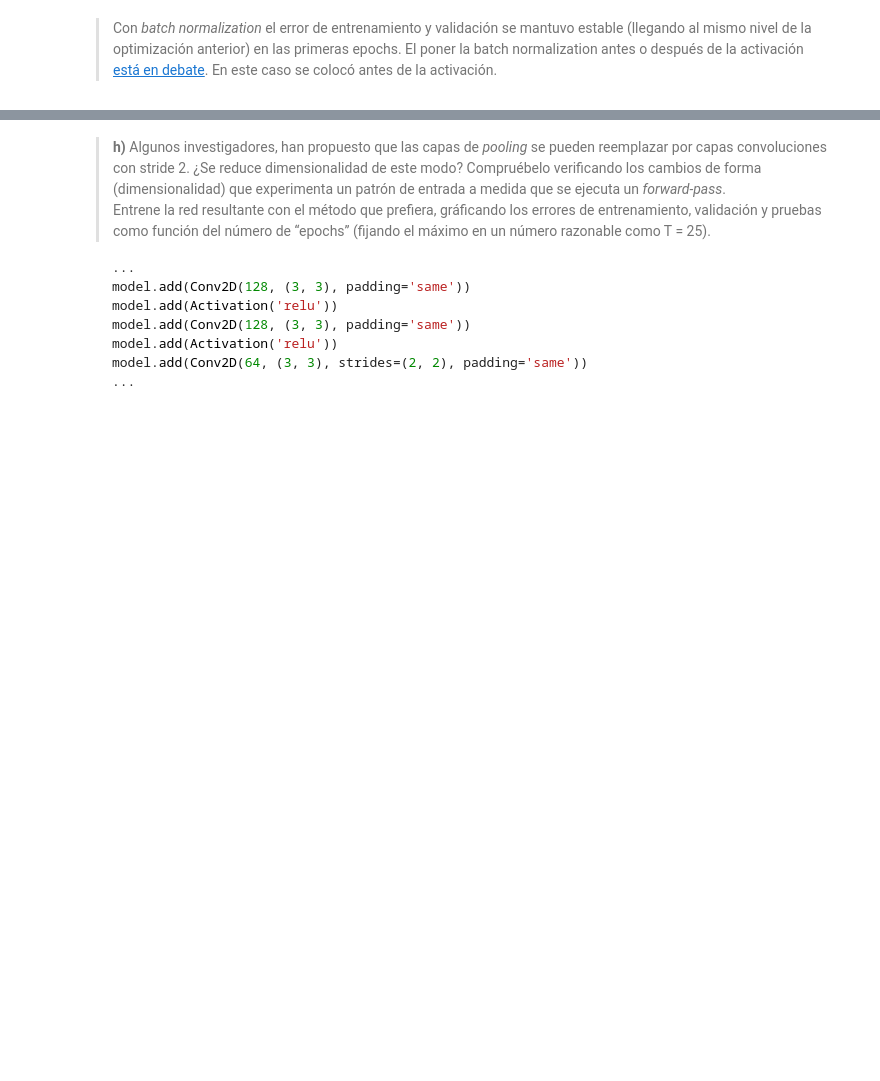
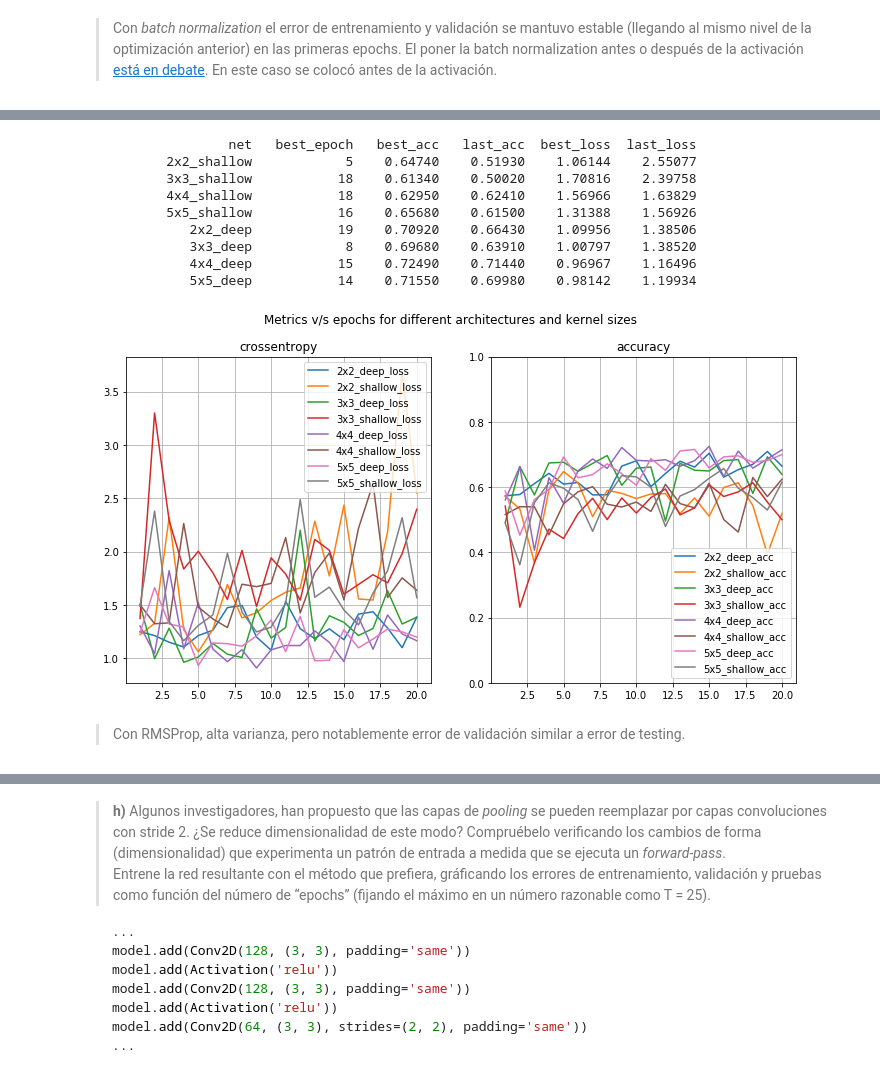
Before and after one commit to Autopawn/ann-tarea2, a Jupyter notebook: tarea2_parte1.ipynb, the cells around one changed output, grey strips where cells are left out. Cells and saved outputs as stored; diff of their text form; code cells hidden in the pictures; blank space fills up the shorter version.

```diff
--- a/tarea2_parte1.ipynb
+++ b/tarea2_parte1.ipynb
@@ -351 +395,33 @@ def model_f(deep=False,kernel=(3,3)):
+# %%
+print("%20s %12s %10s %10s %10s %10s"%(
+    "net","best_epoch","best_acc","last_acc","best_loss","last_loss"))
+
+finals = {}
+for deep in (False,True):
+    for i in range(len(KERNELS)):
+        metrics = separate_metrics(train_history_f[deep][i].history)
+        name = '%dx%d_%s'%(KERNELS[i][0],KERNELS[i][1],DEEP_NAMES[deep])
+        finals[name+'_loss'] = metrics['test_loss']
+        finals[name+'_acc'] = metrics['test_acc']
+        epochs_t = np.argmax(metrics['test_acc'])+1
+        acc = metrics['test_acc'][epochs_t-1]
+        loss = metrics['test_loss'][epochs_t-1]
+        last_acc = metrics['test_acc'][-1]
+        last_loss = metrics['test_loss'][-1]
+        print("%20s %12d %10.5f %10.5f %10.5f %10.5f"%(
+            name,epochs_t,acc,last_acc,loss,last_loss))
+plot_errors(finals,name="different architectures and kernel sizes")
+# %% [output]
+                 net   best_epoch   best_acc   last_acc  best_loss  last_loss
+         2x2_shallow            5    0.64740    0.51930    1.06144    2.55077
+         3x3_shallow           18    0.61340    0.50020    1.70816    2.39758
+         4x4_shallow           18    0.62950    0.62410    1.56966    1.63829
+         5x5_shallow           16    0.65680    0.61500    1.31388    1.56926
+            2x2_deep           19    0.70920    0.66430    1.09956    1.38506
+            3x3_deep            8    0.69680    0.63910    1.00797    1.38520
+            4x4_deep           15    0.72490    0.71440    0.96967    1.16496
+            5x5_deep           14    0.71550    0.69980    0.98142    1.19934
+[figure, added]
+# %% [markdown]
+> Con RMSProp, alta varianza, pero notablemente error de validación similar a error de testing.
 # %% [markdown]
```
Also changed, not shown: parts of 7 cells of this notebook.
